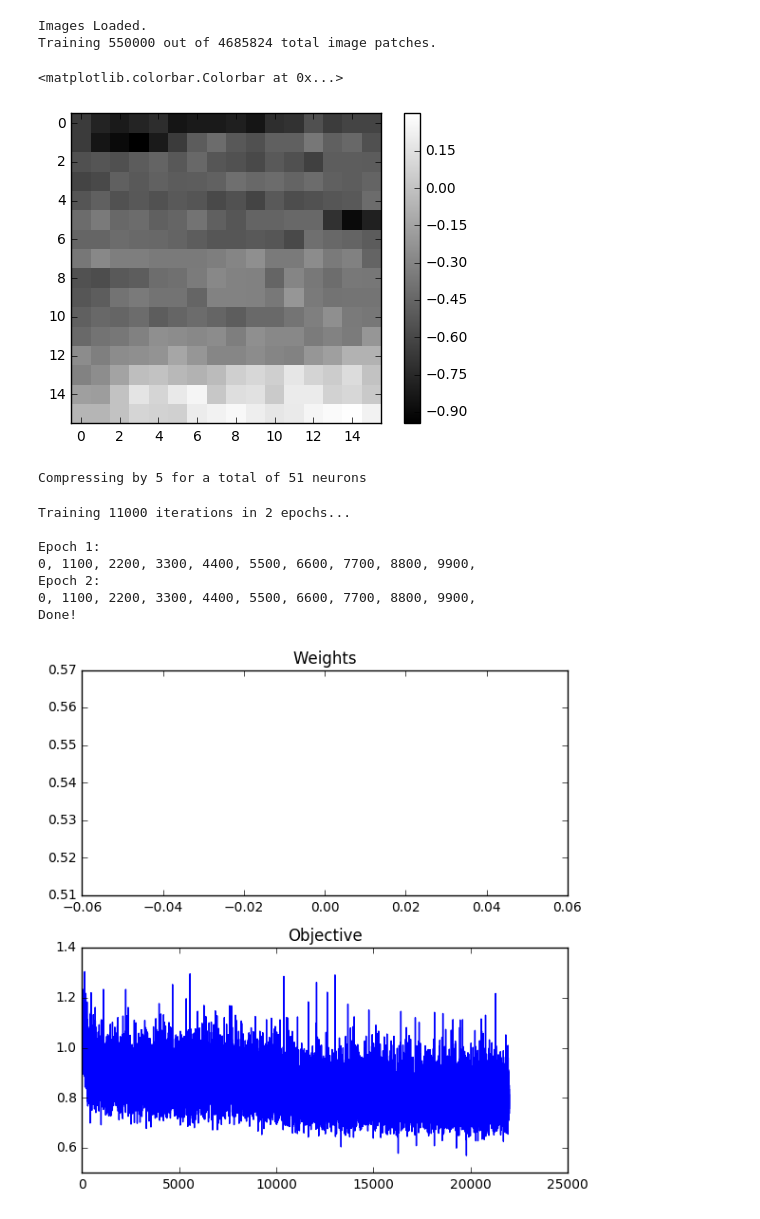
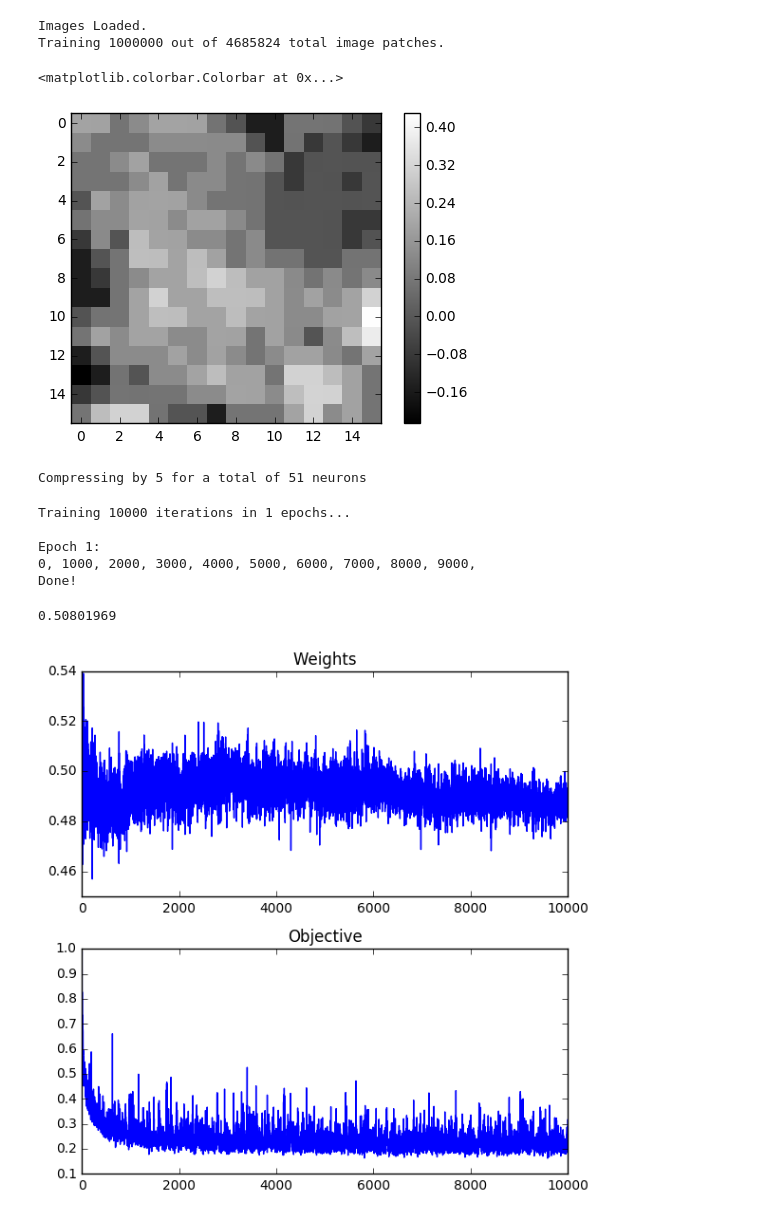
Before and after one commit to vdutell/NatVisAutoEncode, a Jupyter notebook: Image Autoencoder.ipynb, the cells around one changed output. Drawn from its saved outputs; the diff is of its cells as text; code cells hidden in the pictures.

Commit message:
fixed weights evolution visualization

```diff
--- a/Image Autoencoder.ipynb
+++ b/Image Autoencoder.ipynb
@@ -17,9 +19,9 @@ compression = 5
 patchsize = 16
 
 #training params
-batchsize = 50
-iterations = 11000
-epochs = 2
+batchsize = 100
+iterations = 10000
+epochs = 1
 
 #noise
 noisexsigma = 0 #1e-4
@@ -29,7 +31,7 @@ minact = 0.1 #5e-1
 minslo = 0.1 #1e-1
 #bslfr = 1e-1
 
-learning_rate = 0.0001
+learning_rate = 0.01
 # %%
 #Load in images if we haven't yet.
 
@@ -37,7 +39,8 @@ def loadimages(psz):
     print("Loading Van Hateren Natural Image Database...")
     vhimgs = imr.vanHateren(
         img_dir='../vanHaterenNaturalImages/VanHaterenNaturalImagesCurated.h5',
-        normalize = True,
+        normalize_im = True,
+        normalize_patch = False,
         patch_edge_size=psz
         )
     print("Done Loading!")
@@ -68,14 +71,14 @@ else:
     print('Training',nimstrained,'out of',nimages,'total image patches.')
 # %% [output]
 Images Loaded.
-Training 550000 out of 4685824 total image patches.
+Training 1000000 out of 4685824 total image patches.
 # %%
 #show an example image
 plt.imshow(vhims.images[1],cmap='gray',interpolation='none')
 plt.colorbar()
 # %% [output]
 <matplotlib.colorbar.Colorbar at 0x...>
-[figure, old version]
+[figure, new version]
 # %%
 nneurons = np.int(imxlen*imylen/compression)
 print('Compressing by',compression,'for a total of',nneurons,'neurons')
@@ -93,14 +96,15 @@ nr = tf.constant(nrc,dtype=tf.float32,name='internal_noise')
 
 #weights
 win = tf.Variable(tf.random_normal([imxlen*imylen,nneurons],dtype=tf.float32,stddev=0.01),name='weights_in')
+wout = tf.Variable(tf.random_normal([nneurons,imxlen*imylen],dtype=tf.float32,stddev=0.01),name='weights_out')
 #wout = tf.placeholder(tf.float32, shape=np.shape(win),name='weights_out')
 #bias
 bias = tf.Variable(tf.random_normal([nneurons],dtype=tf.float32,stddev=0.01),name='bias')
 
 #calculate inner layer
-y = tf.nn.tanh(tf.add(tf.matmul(tf.add(x,nx),win),bias))
+y = tf.nn.sigmoid(tf.add(tf.matmul(tf.add(x,nx),win),bias))
 #calculate ouer layer
-xp = tf.nn.sigmoid(tf.matmul(y,tf.transpose(win)))
+xp = tf.matmul(y,wout)
 #calculate cost
 cost = tf.sqrt(tf.reduce_mean(tf.square(x-xp)))
 
@@ -119,7 +123,8 @@ with tf.Session() as sess:
     cost_evolution = []
     y_evolution = []
 
-    hist = {}
+    images = []
+    recons = []
 
     #train over niterations
     nits = iterations #full run
@@ -129,12 +134,9 @@ with tf.Session() as sess:
         print('\nEpoch {}: '.format(epoch+1))
         np.random.shuffle(vhims.images)
         for ii in range(nits):
-            if(ii%(int((nits)/10))==0):
-                print(str(ii)+', ',end="")
             image = np.reshape(vhims.images[ii*batchsize:(1+ii)*batchsize,:,:],(batchsize,imxlen*imylen)).astype(np.float32)
             #noise_input = np.random.normal(0,noisexsigma,[patchsize**2,batchsize]).astype(np.float32)*0.
             #noise_response = np.random.normal(0,noisersigma,[nneurons,batchsize]).astype(np.float32)*0.
-            hist[0] = image
             sess.run(train_step, feed_dict={x:image})
 
             #save evolution of params
@@ -143,27 +145,35 @@ with tf.Session() as sess:
             yr = sess.run(y, feed_dict={x:image})
             y_evolution.append(np.mean(yr))
 
+            if(ii%(int((nits)/10))==0):
+                print(str(ii)+', ',end="")
+                #and save our image and reconstruction
+                images.append(np.reshape(image,[batchsize,imxlen,imylen]))
+                recons.append(np.reshape(sess.run(xp, feed_dict={x:image}),[batchsize,imxlen,imylen]))
+
 
     weights = sess.run(win, feed_dict={x:image})
     print('\nDone!')
 # %% [output]
-Training 11000 iterations in 2 epochs...
+Training 10000 iterations in 1 epochs...
 
 Epoch 1:
-0, 1100, 2200, 3300, 4400, 5500, 6600, 7700, 8800, 9900,
-Epoch 2:
-0, 1100, 2200, 3300, 4400, 5500, 6600, 7700, 8800, 9900,
+0, 1000, 2000, 3000, 4000, 5000, 6000, 7000, 8000, 9000,
 Done!
+# %%
+y_evolution[1]
+# %% [output]
+0.50801969
 # %%
 plt.figure(figsize=(6,6))
 
 plt.subplot(2,1,1,title='Weights')
-plt.plot(np.mean(y_evolution))
+plt.plot(y_evolution)
 
 plt.subplot(2,1,2,title='Objective')
 plt.plot(cost_evolution)
 
 plt.tight_layout()
 # %% [output]
-[figure, old version]
+[figure, new version]
 # %%
```
Also changed, not shown: parts of 6 cells of this notebook.
